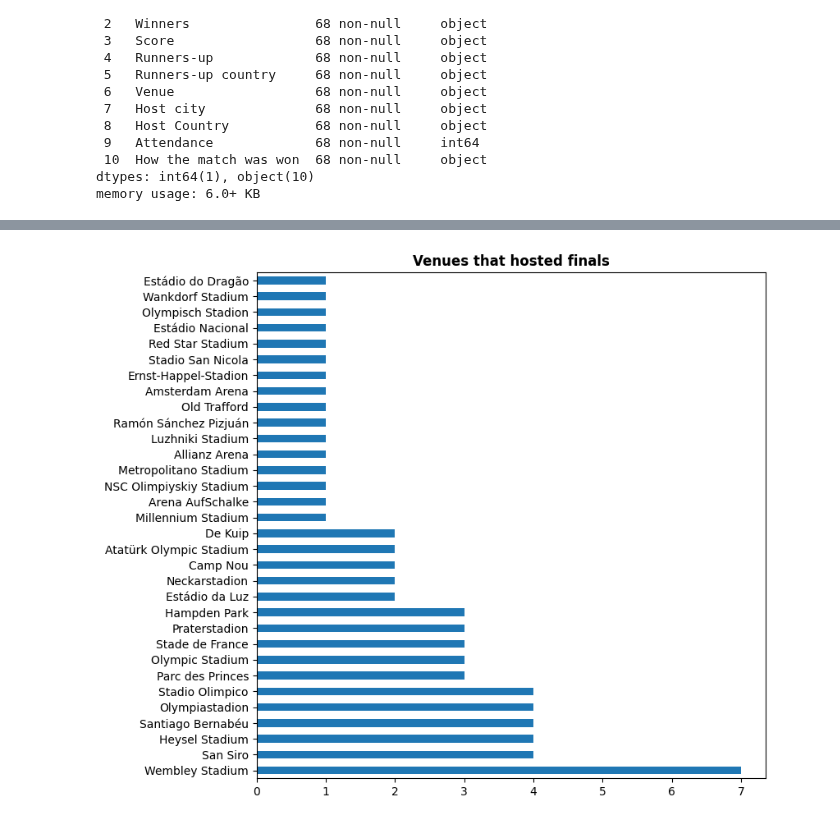
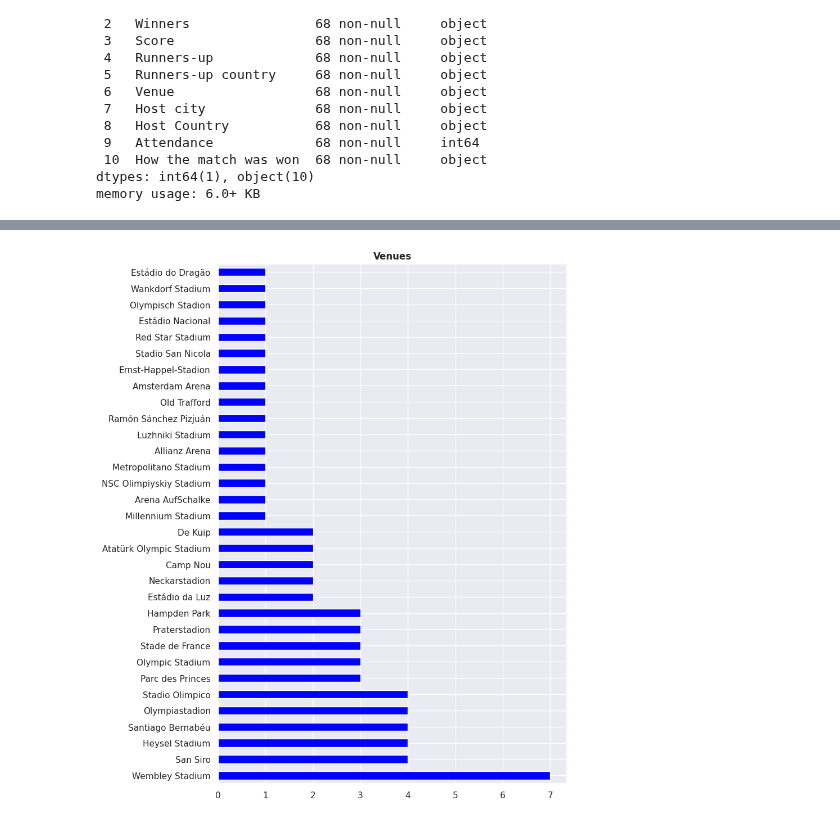
Before and after one commit to guilhermelaviola/SoccerCompetitionsStudy, a Jupyter notebook: UCLStudy.ipynb, the cells around one changed output, grey strips where cells are left out. Cells and saved outputs as stored; diff of their text form; code cells hidden in the pictures.

```diff
--- a/UCLStudy.ipynb
+++ b/UCLStudy.ipynb
@@ -6,8 +6,8 @@ import numpy as np
 import pandas as pd
 import seaborn as sns
 import matplotlib.pyplot as plt
-from matplotlib.animation import FuncAnimation, FFMpegWriter
-import seaborn as sns
+sns.set(style = 'darkgrid')
+plt.style.use('seaborn-pastel')
 # %%
 # Importing the dataset:
 uefa_competitions = pd.ExcelFile('UEFA Competitions finals.xlsx')
@@ -93,10 +92,9 @@ plt.show()
 # %%
-# Displaying distribution of venues that hosted finals:
-ucl.groupby('Season').first()['Venue'].value_counts().plot(kind = 'barh',
-                                                           figsize = (8, 8))
+# Displaying the venues that hosted finals:
+ucl.groupby('Season').first()['Venue'].value_counts().plot(kind = 'barh', color = 'blue', figsize = (8, 12))
 plt.ylabel(None)
-plt.title('Venues that hosted finals', fontweight = 'bold')
+plt.title('Venues', fontweight = 'bold')
 plt.show()
 # %% [output]
-[figure, old version]
+[figure, new version]
 # %%
```
Also changed, not shown: parts of 8 cells of this notebook.
